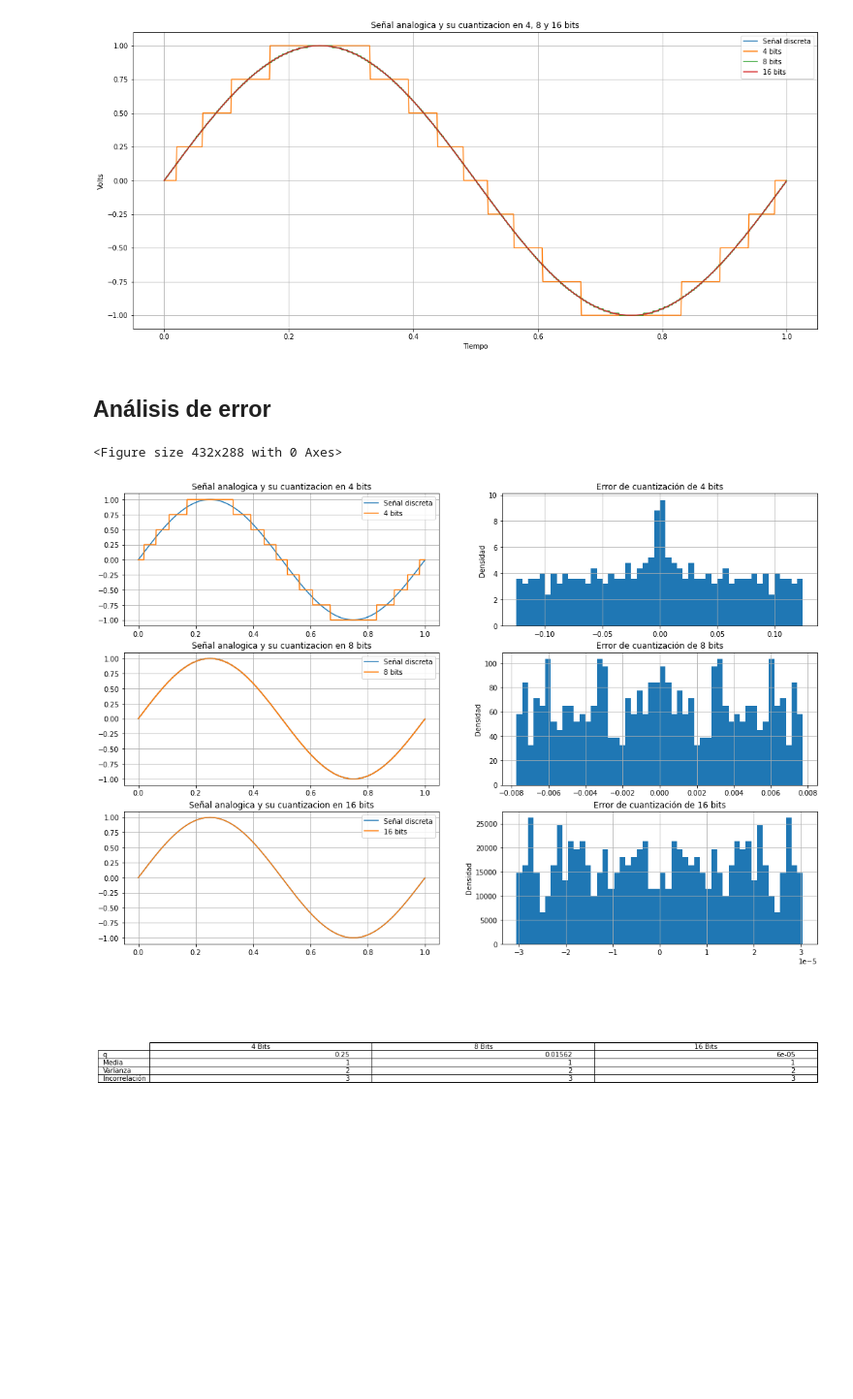
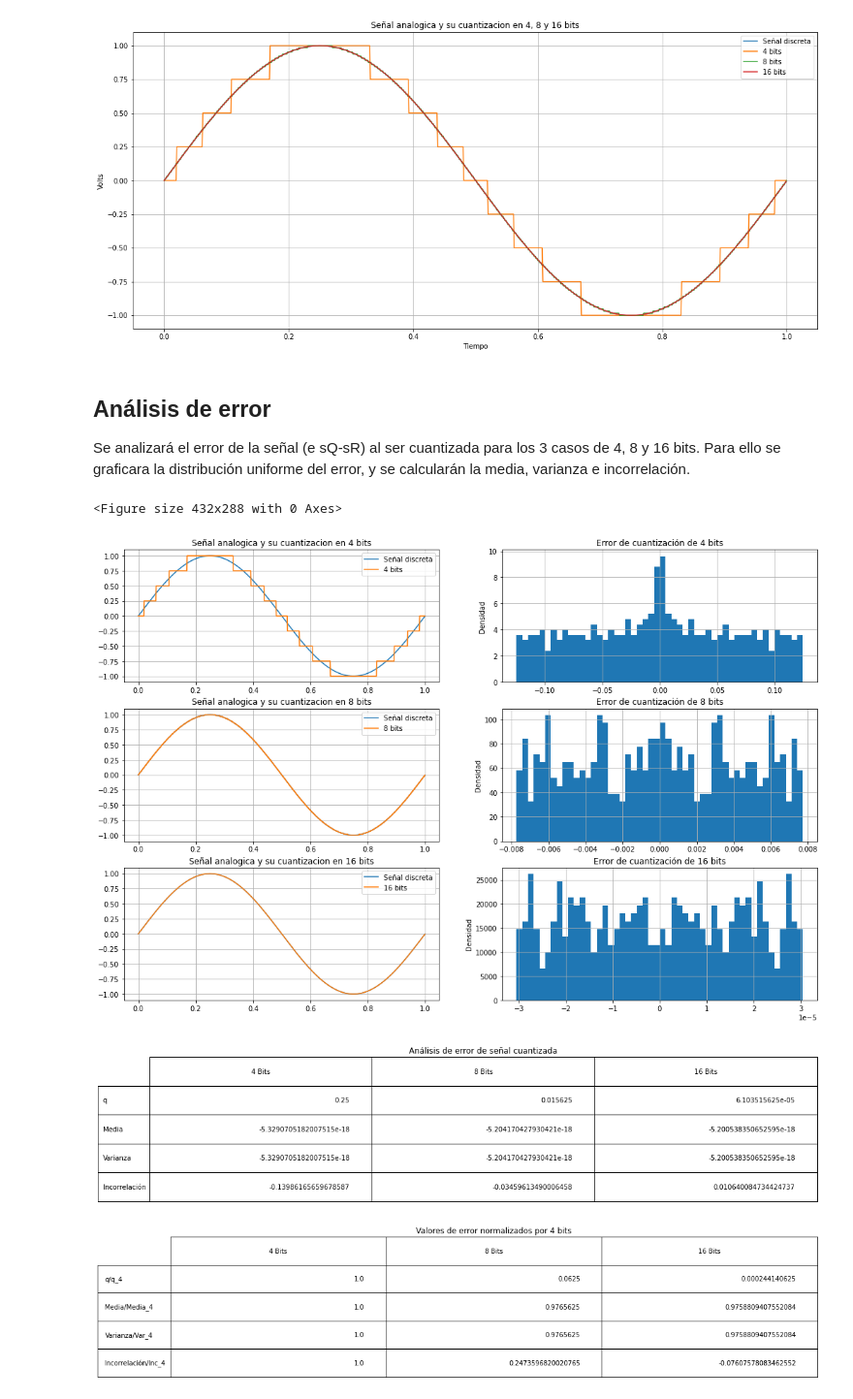
Before and after one commit to mnoe893/PDS_UTNBA_2025, a Jupyter notebook: TS3_cuantizacion_p1.ipynb, the cells around one changed output. Shown at 97% size. Drawn from its saved outputs; the diff is of its cells as text; code cells hidden in the pictures; blank space fills up the shorter version.

```diff
--- a/TS3_cuantizacion_p1.ipynb
+++ b/TS3_cuantizacion_p1.ipynb
@@ -57,6 +57,7 @@ graficar_funcion(t, [sR, sq_4, sq_8, sq_16],["Señal discreta","4 bits","8 bits"
 [figure]
 # %% [markdown]
 ## Análisis de error
+Se analizará el error de la señal (e sQ-sR) al ser cuantizada para los 3 casos de 4, 8 y 16 bits. Para ello se graficara la distribución uniforme del error, y se calcularán la media, varianza e incorrelación.
 # %%
 
 e_4 = sR-sq_4
@@ -67,36 +68,64 @@ plt.suptitle("Análisis del error de cuantización de la señal", fontsize=16, y
 plt.figure(figsize=(18, 12))
 
 '''4 BITS'''
 plt.subplot(3,2,1)
 graficar_funcion(t, [sR, sq_4],["Señal discreta","4 bits"], titulo="Señal analogica y su cuantizacion en 4 bits", show=0)
 plt.subplot(3,2,2)
 graficar_error(e_4,"Error de cuantización de 4 bits")
 
 '''8 BITS'''
 plt.subplot(3,2,3)
 graficar_funcion(t, [sR, sq_8],["Señal discreta","8 bits"], titulo="Señal analogica y su cuantizacion en 8 bits", show=0)
 plt.subplot(3,2,4)
 graficar_error(e_8,"Error de cuantización de 8 bits")
 
 '''16 BITS'''
 plt.subplot(3,2,5)
 graficar_funcion(t, [sR, sq_16],["Señal discreta","16 bits"], titulo="Señal analogica y su cuantizacion en 16 bits", show=0)
 plt.subplot(3,2,6)
 graficar_error(e_16,"Error de cuantización de 16 bits")
 
 '''Tabla'''
+media_4 = np.mean(e_4)
+media_8 = np.mean(e_8)
+media_16 = np.mean(e_16)
+
+var_4 = np.mean(e_4)
+var_8 = np.mean(e_8)
+var_16 = np.mean(e_16)
+
+inc_4 = np.corrcoef(e_4, sR)[0, 1]
+inc_8 = np.corrcoef(e_8, sR)[0, 1]
+inc_16 = np.corrcoef(e_16, sR)[0, 1]
+
 plt.figure(figsize=(18, 4))
-q = [round(q_4, 5), round(q_8, 5), round(q_16, 5)] # Los redondeo a 5 valores detraz de la coma
-medias = [1,1,1]
-vars = [2,2,2]
-inc = [3,3,3]
+q = [q_4, q_8, q_16] # Los redondeo a 5 valores detraz de la coma
+medias = [media_4, media_8, media_16]
+vars = [var_4, var_8, var_16]
+inc = [inc_4, inc_8, inc_16]
 valores = q, medias, vars, inc
 rows = ["q", "Media", "Varianza", "Incorrelación"]
 cols = ["4 Bits","8 Bits","16 Bits"]
-plt.table(cellText=valores, rowLabels=rows, colLabels=cols, loc='center')
+plt.table(cellText=valores, rowLabels=rows, colLabels=cols, loc='center', bbox=[0,0,1,1])
 plt.axis('off')  # Remuevo los ejes para que solo este la tabla
+plt.title("Análisis de error de señal cuantizada")
 plt.show()
+
+
+plt.figure(figsize=(18, 4))
+q = np.divide(q, q_4)
+medias = np.divide(medias, media_4)
+vars = np.divide(vars, var_4)
+inc = np.divide(inc, inc_4)
+valores = q, medias, vars, inc
+rows = ["q/q_4", "Media/Media_4", "Varianza/Var_4", "Incorrelación/Inc_4"]
+cols = ["4 Bits","8 Bits","16 Bits"]
+plt.table(cellText=valores, rowLabels=rows, colLabels=cols, loc='center', bbox=[0,0,1,1])
+plt.axis('off')  # Remuevo los ejes para que solo este la tabla
+plt.title("Valores de error normalizados por 4 bits")
+plt.show()
 # %% [output]
 <Figure size 432x288 with 0 Axes>
 [figure]
-[figure, old version]
+[figure, new version]
+[figure, added]
```
Also changed, not shown: parts of 3 cells of this notebook.
